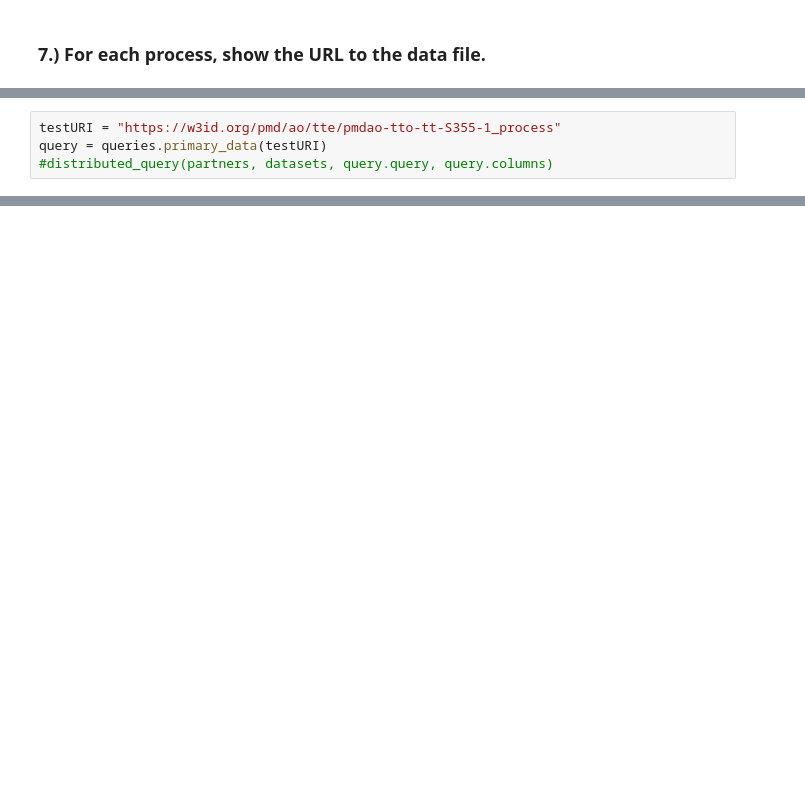
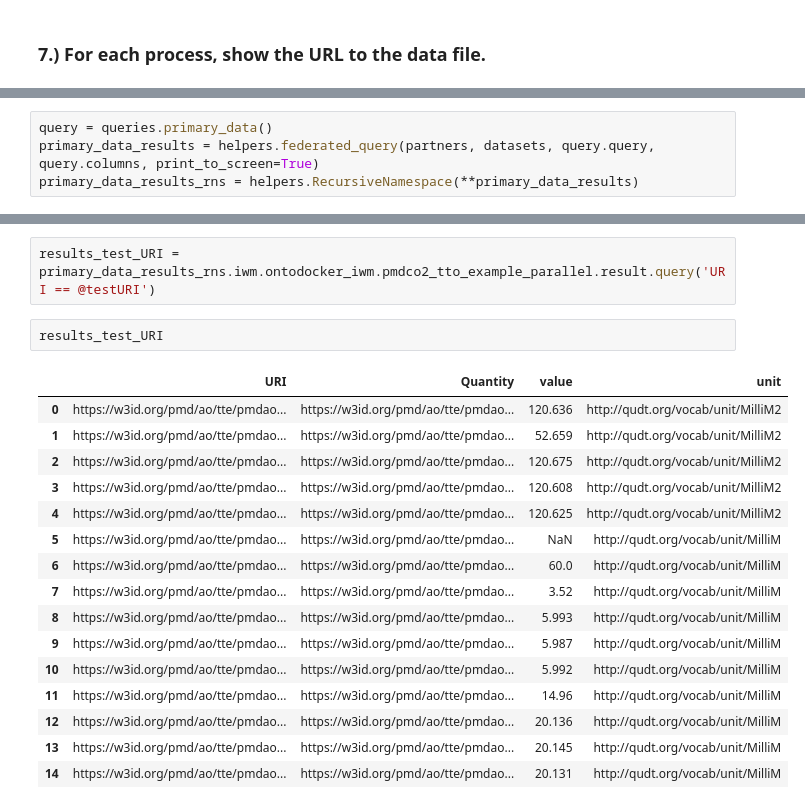
Before and after one commit to mbruns91/pmd_mesh-demonstrator, a Jupyter notebook: notebooks/02-exploration_via_sparql.ipynb, the cells around one changed output, grey strips where cells are left out. Drawn from its saved outputs; the diff is of its cells as text; blank space fills up the shorter version.

```diff
--- a/notebooks/02-exploration_via_sparql.ipynb
+++ b/notebooks/02-exploration_via_sparql.ipynb
@@ -342,4 +358,4 @@ Sending query to "http://ontodocker.mpi-susmat.pmd.internal/api/v1/jena/pmdco2_t
 # %%
-testURI = "https://w3id.org/pmd/ao/tte/pmdao-tto-tt-S355-1_process"
-query = queries.primary_data(testURI)
-#distributed_query(partners, datasets, query.query, query.columns)
+query = queries.primary_data()
+primary_data_results = helpers.federated_query(partners, datasets, query.query, query.columns, print_to_screen=True)
+primary_data_results_rns = helpers.RecursiveNamespace(**primary_data_results)
@@ -351,0 +471,21 @@ query = queries.metadata(testURI)
+# %%
+results_test_URI = primary_data_results_rns.iwm.ontodocker_iwm.pmdco2_tto_example_parallel.result.query('URI == @testURI')
+# %%
+results_test_URI
+# %% [output]
+|  | URI | Quantity | value | unit |
+| 0 | https://w3id.org/pmd/ao/tte/pmdao... | https://w3id.org/pmd/ao/tte/pmdao... | 120.636 | http://qudt.org/vocab/unit/MilliM2 |
+| 1 | https://w3id.org/pmd/ao/tte/pmdao... | https://w3id.org/pmd/ao/tte/pmdao... | 52.659 | http://qudt.org/vocab/unit/MilliM2 |
+| 2 | https://w3id.org/pmd/ao/tte/pmdao... | https://w3id.org/pmd/ao/tte/pmdao... | 120.675 | http://qudt.org/vocab/unit/MilliM2 |
+| 3 | https://w3id.org/pmd/ao/tte/pmdao... | https://w3id.org/pmd/ao/tte/pmdao... | 120.608 | http://qudt.org/vocab/unit/MilliM2 |
+| 4 | https://w3id.org/pmd/ao/tte/pmdao... | https://w3id.org/pmd/ao/tte/pmdao... | 120.625 | http://qudt.org/vocab/unit/MilliM2 |
+| 5 | https://w3id.org/pmd/ao/tte/pmdao... | https://w3id.org/pmd/ao/tte/pmdao... | NaN | http://qudt.org/vocab/unit/MilliM |
+| 6 | https://w3id.org/pmd/ao/tte/pmdao... | https://w3id.org/pmd/ao/tte/pmdao... | 60.0 | http://qudt.org/vocab/unit/MilliM |
+| 7 | https://w3id.org/pmd/ao/tte/pmdao... | https://w3id.org/pmd/ao/tte/pmdao... | 3.52 | http://qudt.org/vocab/unit/MilliM |
+| 8 | https://w3id.org/pmd/ao/tte/pmdao... | https://w3id.org/pmd/ao/tte/pmdao... | 5.993 | http://qudt.org/vocab/unit/MilliM |
+| 9 | https://w3id.org/pmd/ao/tte/pmdao... | https://w3id.org/pmd/ao/tte/pmdao... | 5.987 | http://qudt.org/vocab/unit/MilliM |
+| 10 | https://w3id.org/pmd/ao/tte/pmdao... | https://w3id.org/pmd/ao/tte/pmdao... | 5.992 | http://qudt.org/vocab/unit/MilliM |
+| 11 | https://w3id.org/pmd/ao/tte/pmdao... | https://w3id.org/pmd/ao/tte/pmdao... | 14.96 | http://qudt.org/vocab/unit/MilliM |
+| 12 | https://w3id.org/pmd/ao/tte/pmdao... | https://w3id.org/pmd/ao/tte/pmdao... | 20.136 | http://qudt.org/vocab/unit/MilliM |
+| 13 | https://w3id.org/pmd/ao/tte/pmdao... | https://w3id.org/pmd/ao/tte/pmdao... | 20.145 | http://qudt.org/vocab/unit/MilliM |
+| 14 | https://w3id.org/pmd/ao/tte/pmdao... | https://w3id.org/pmd/ao/tte/pmdao... | 20.131 | http://qudt.org/vocab/unit/MilliM |
```
Also changed, not shown: parts of 32 cells of this notebook, 4 other files.
